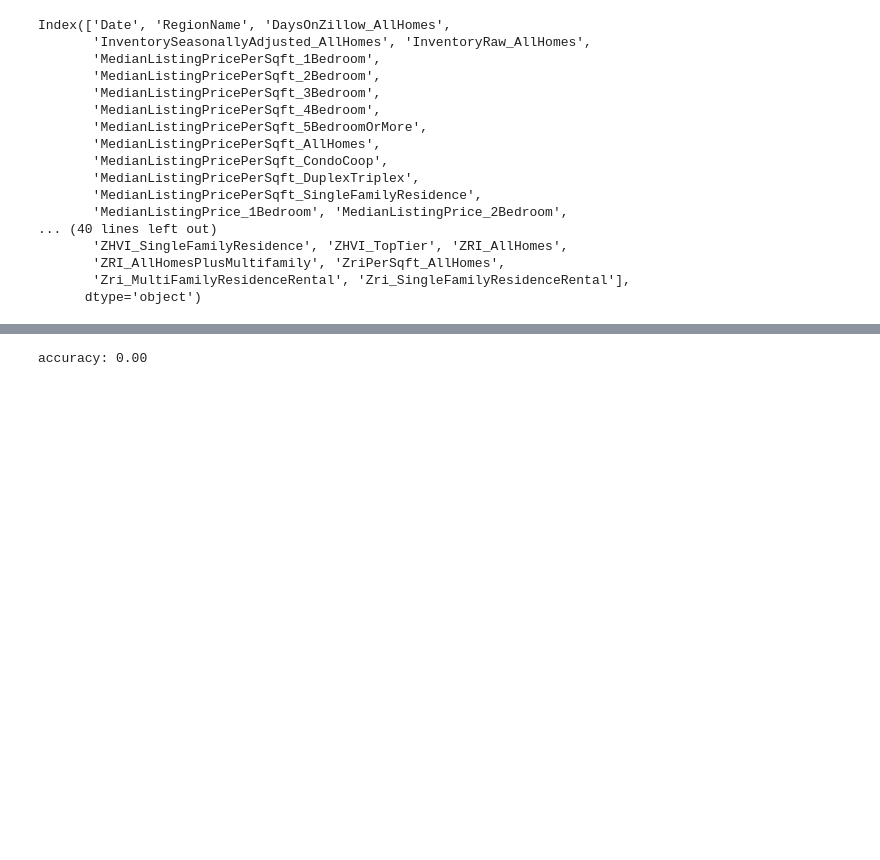
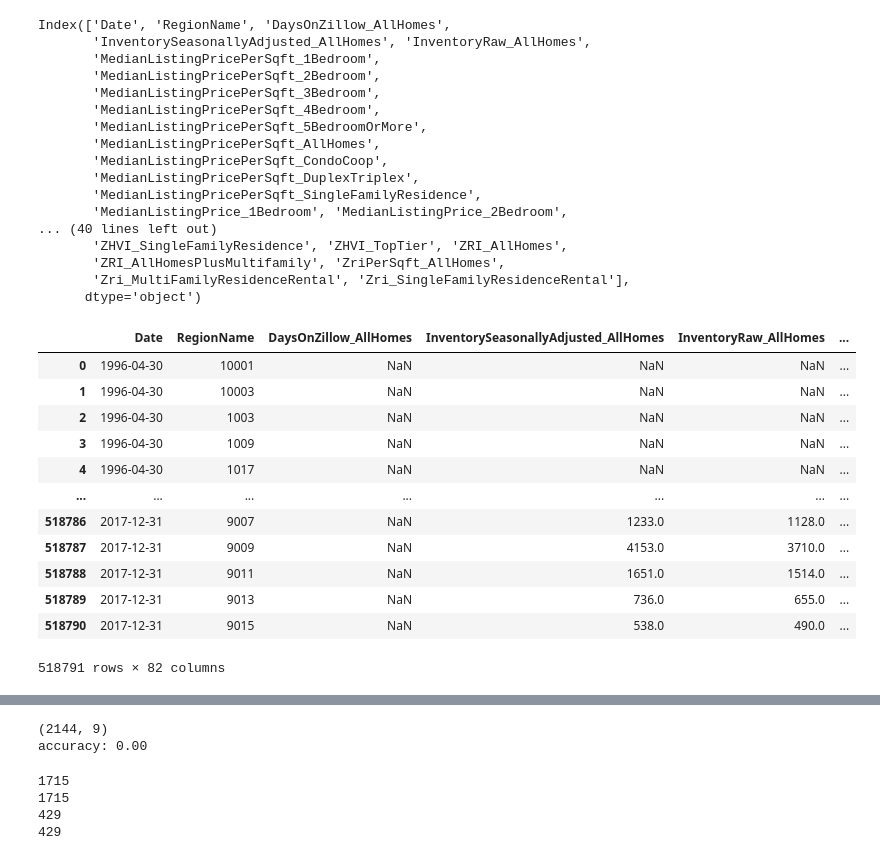
Before and after one commit to MikePlekan/Real-Estate-project, a Jupyter notebook: MachineLearning.ipynb, the cells around one changed output, grey strips where cells are left out. Drawn from its saved outputs; the diff is of its cells as text; code cells hidden in the pictures; blank space fills up the shorter version.

```diff
--- a/MachineLearning.ipynb
+++ b/MachineLearning.ipynb
@@ -31,6 +34,22 @@ Index(['Date', 'RegionName', 'DaysOnZillow_AllHomes',
        'ZRI_AllHomesPlusMultifamily', 'ZriPerSqft_AllHomes',
        'Zri_MultiFamilyResidenceRental', 'Zri_SingleFamilyResidenceRental'],
       dtype='object')
+# %%
+df
+# %% [output]
+|  | Date | RegionName | DaysOnZillow_AllHomes | InventorySeasonallyAdjusted_AllHomes | InventoryRaw_AllHomes | ... |
+| 0 | 1996-04-30 | 10001 | NaN | NaN | NaN | ... |
+| 1 | 1996-04-30 | 10003 | NaN | NaN | NaN | ... |
+| 2 | 1996-04-30 | 1003 | NaN | NaN | NaN | ... |
+| 3 | 1996-04-30 | 1009 | NaN | NaN | NaN | ... |
+| 4 | 1996-04-30 | 1017 | NaN | NaN | NaN | ... |
+| ... | ... | ... | ... | ... | ... | ... |
+| 518786 | 2017-12-31 | 9007 | NaN | 1233.0 | 1128.0 | ... |
+| 518787 | 2017-12-31 | 9009 | NaN | 4153.0 | 3710.0 | ... |
+| 518788 | 2017-12-31 | 9011 | NaN | 1651.0 | 1514.0 | ... |
+| 518789 | 2017-12-31 | 9013 | NaN | 736.0 | 655.0 | ... |
+| 518790 | 2017-12-31 | 9015 | NaN | 538.0 | 490.0 | ... |
+518791 rows × 82 columns
 # %%
 df=utils.get_df('./zillowData/County_time_series.csv')
 df=df.query("RegionName != 'United_States'")
@@ -69,7 +88,7 @@ x = df[['RegionName', 'MedianListingPricePerSqft_1Bedroom',
        'MedianListingPricePerSqft_DuplexTriplex']]
 
 y = df["Sale_Prices"]
-
+print(x.shape)
 
 X_train, X_test, y_train, y_test = train_test_split(x, y, test_size=0.2, random_state=42)
 
@@ -83,4 +102,16 @@ accuracy = metrics.accuracy_score(y_test, predications)
 
 print(f"accuracy: {accuracy:.2f}")
 # %% [output]
+(2144, 9)
 accuracy: 0.00
+# %%
+print(len(X_train))
+print(len(y_train))
+
+print(len(X_test))
+print(len(y_test))
+# %% [output]
+1715
+1715
+429
+429
```
Also changed, not shown: parts of 4 cells of this notebook.
